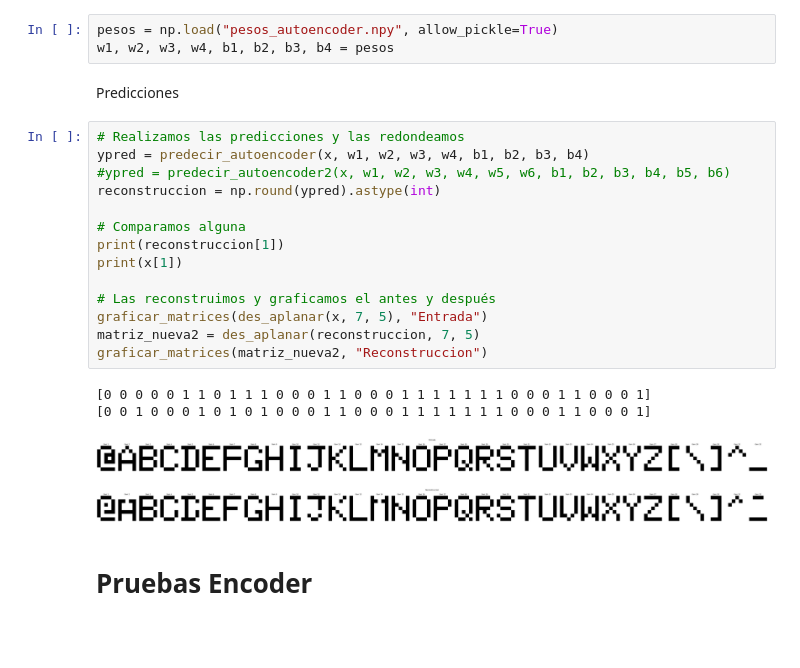
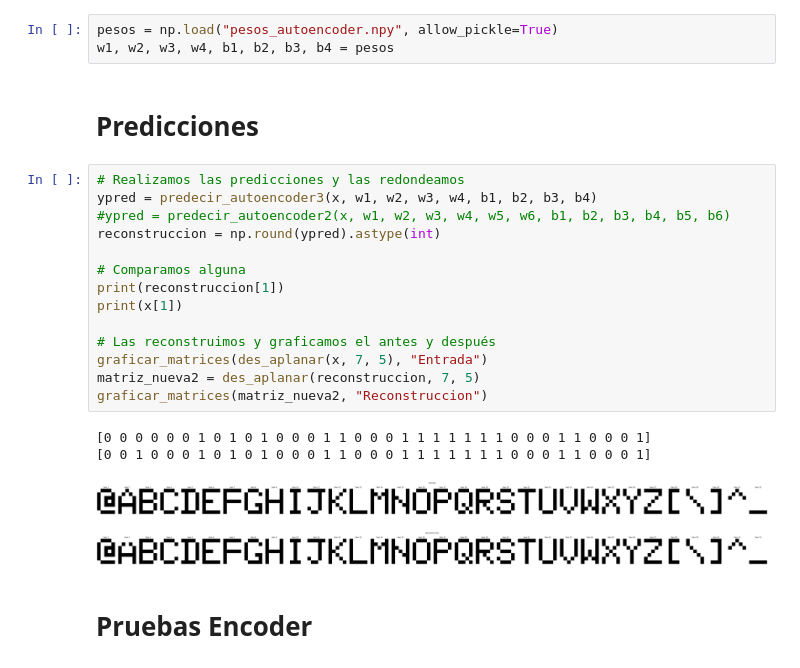
Before and after one commit to matias-cisnero/autoencoder-intro-ia, a Jupyter notebook: autoencoder-numpy.ipynb, the cells around one changed output. Cells and saved outputs as stored; diff of their text form; blank space fills up the shorter version.

```diff
--- a/autoencoder-numpy.ipynb
+++ b/autoencoder-numpy.ipynb
@@ -370,26 +509,26 @@ Cargar pesos
 pesos = np.load("pesos_autoencoder.npy", allow_pickle=True)
 w1, w2, w3, w4, b1, b2, b3, b4 = pesos
 # %% [markdown]
-Predicciones
+# Predicciones
 # %%
 # Realizamos las predicciones y las redondeamos
-ypred = predecir_autoencoder(x, w1, w2, w3, w4, b1, b2, b3, b4)
+ypred = predecir_autoencoder3(x, w1, w2, w3, w4, b1, b2, b3, b4)
 #ypred = predecir_autoencoder2(x, w1, w2, w3, w4, w5, w6, b1, b2, b3, b4, b5, b6)
 reconstruccion = np.round(ypred).astype(int)
 
 # Comparamos alguna
 print(reconstruccion[1])
 print(x[1])
 
 # Las reconstruimos y graficamos el antes y después
 graficar_matrices(des_aplanar(x, 7, 5), "Entrada")
 matriz_nueva2 = des_aplanar(reconstruccion, 7, 5)
 graficar_matrices(matriz_nueva2, "Reconstruccion")
 # %% [output]
-[0 0 0 0 0 1 1 0 1 1 1 0 0 0 1 1 0 0 0 1 1 1 1 1 1 1 0 0 0 1 1 0 0 0 1]
+[0 0 0 0 0 0 1 0 1 0 1 0 0 0 1 1 0 0 0 1 1 1 1 1 1 1 0 0 0 1 1 0 0 0 1]
 [0 0 1 0 0 0 1 0 1 0 1 0 0 0 1 1 0 0 0 1 1 1 1 1 1 1 0 0 0 1 1 0 0 0 1]
 [figure]
-[figure, old version]
+[figure, new version]
 # %% [markdown]
 # Pruebas Encoder
 # %% [markdown]
```
Also changed, not shown: parts of 27 cells of this notebook, 4 other files.
